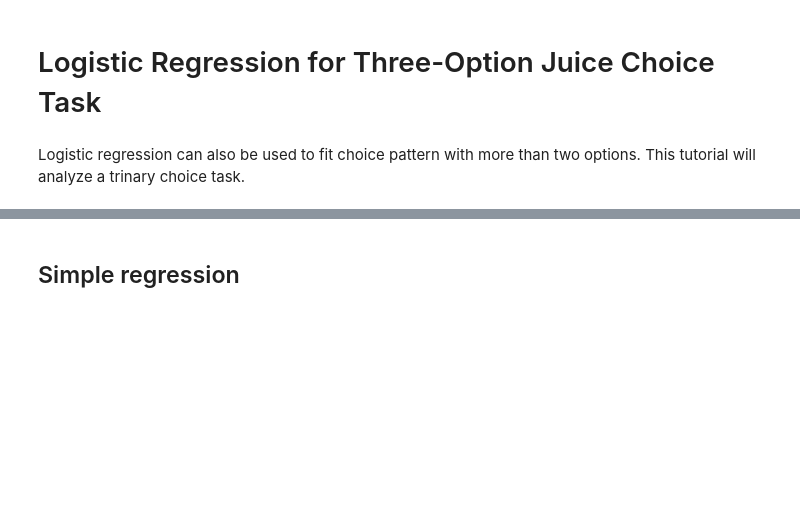
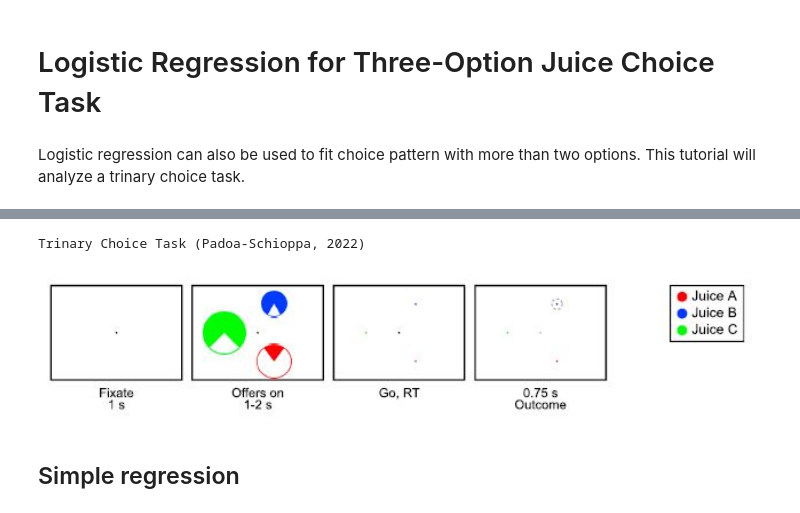
Before and after one commit to PadoaSchioppaLab/LogisticRegression_tutorial, a Jupyter notebook: LogisticRegression_TrinaryChoice.ipynb, the cells around one changed output, grey strips where cells are left out. Drawn from its saved outputs; the diff is of its cells as text; code cells hidden in the pictures; blank space fills up the shorter version.

```diff
--- a/LogisticRegression_TrinaryChoice.ipynb
+++ b/LogisticRegression_TrinaryChoice.ipynb
@@ -9,3 +7,12 @@ Logistic regression can also be used to fit choice pattern with more than two op
+# %%
+from IPython.display import Image, display
+print('Trinary Choice Task (Padoa-Schioppa, 2022)')
+!git clone https://github.com/wilburshi/LogisticRegression_tutorial.git # use it only for google colab
+display(Image('LogisticRegression_tutorial/pics/TC_tasks.jpg', width=800, unconfined=True)) # use it only for google colab
+# display(Image('../pics/TC_tasks.jpg', width=800, unconfined=True))
+# %% [output]
+Trinary Choice Task (Padoa-Schioppa, 2022)
+[figure, added]
 # %%
 import numpy as np
 import matplotlib.pyplot as plt
```
Also changed, not shown: parts of 2 cells of this notebook.
